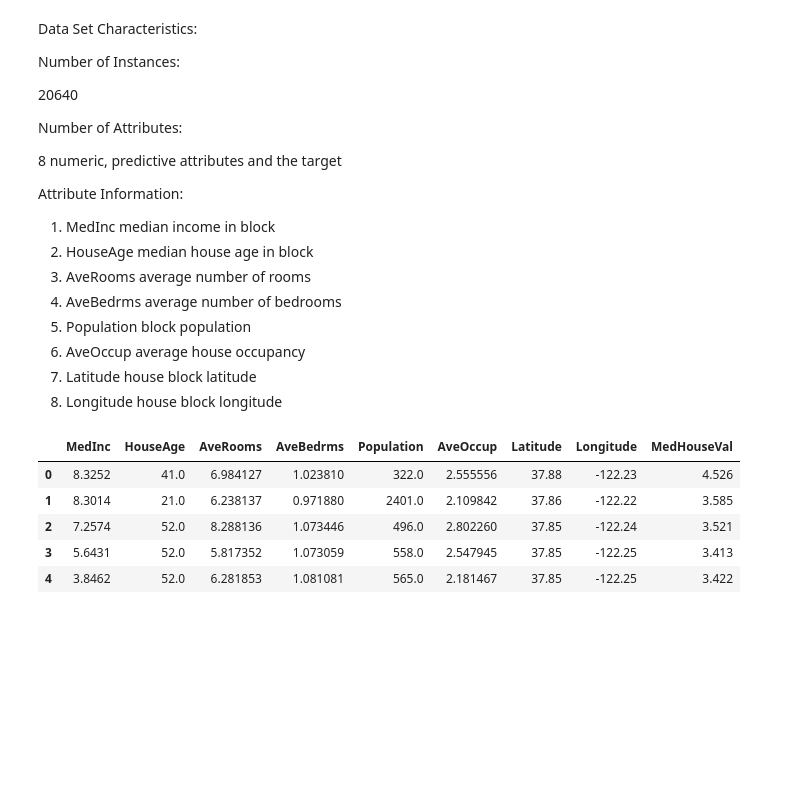
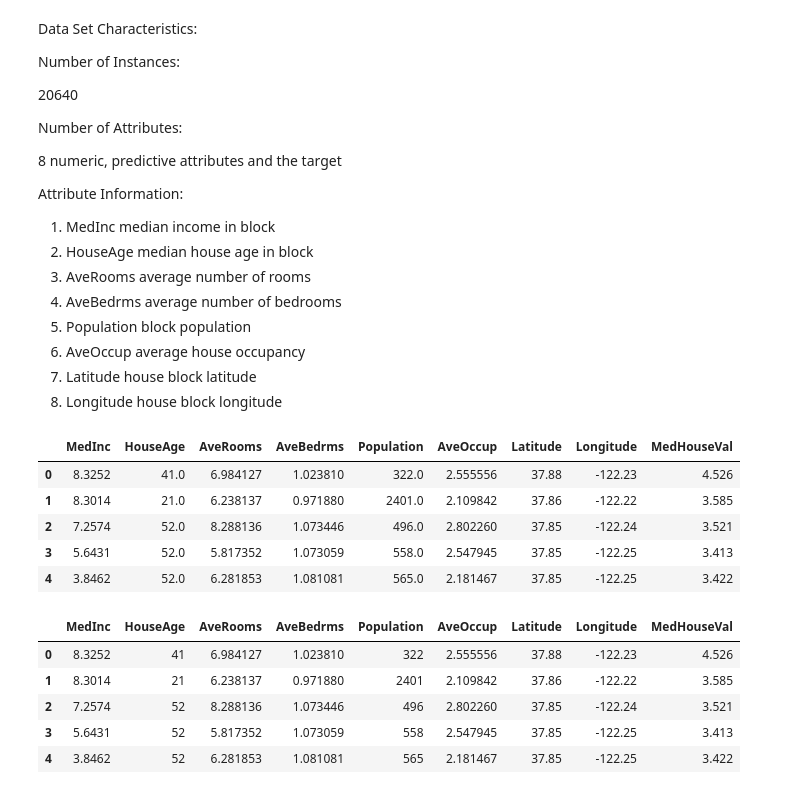
Before and after one commit to Pooja-boot-git/California_Housing_Exploration, a Jupyter notebook: CaliforniaHousingAnalysis.ipynb, the cells around one changed output. Cells and saved outputs as stored; diff of their text form; code cells hidden in the pictures; blank space fills up the shorter version.

```diff
--- a/CaliforniaHousingAnalysis.ipynb
+++ b/CaliforniaHousingAnalysis.ipynb
@@ -37,6 +42,25 @@ df.head()
 | 2 | 7.2574 | 52.0 | 8.288136 | 1.073446 | 496.0 | 2.802260 | 37.85 | -122.24 | 3.521 |
 | 3 | 5.6431 | 52.0 | 5.817352 | 1.073059 | 558.0 | 2.547945 | 37.85 | -122.25 | 3.413 |
 | 4 | 3.8462 | 52.0 | 6.281853 | 1.081081 | 565.0 | 2.181467 | 37.85 | -122.25 | 3.422 |
+# %%
+# Applying column transformations
+#df['Latitude'] = df['Latitude'].map('{:,.2f}'.format)
+#df['Longitude'] = df['Longitude'].map('{:,.2f}'.format)
+#df["MedInc"] = df["MedInc"].map('{:,.2f}'.format)
+
+#df = df.round({"AveRooms":2,"AveBedrms":2,"AveOccup":2})
+#df["MedInc"] = df["MedInc"].map(lambda x:x*1000000).apply(np.int64)
+#df["MedHouseVal"] = df["MedHouseVal"].map(lambda x:x*1000000).apply(np.int64)
+df[["HouseAge","Population"]] = df[["HouseAge","Population"]] .apply(np.int64)
+
+df.head()
+# %% [output]
+|  | MedInc | HouseAge | AveRooms | AveBedrms | Population | AveOccup | Latitude | Longitude | MedHouseVal |
+| 0 | 8.3252 | 41 | 6.984127 | 1.023810 | 322 | 2.555556 | 37.88 | -122.23 | 4.526 |
+| 1 | 8.3014 | 21 | 6.238137 | 0.971880 | 2401 | 2.109842 | 37.86 | -122.22 | 3.585 |
+| 2 | 7.2574 | 52 | 8.288136 | 1.073446 | 496 | 2.802260 | 37.85 | -122.24 | 3.521 |
+| 3 | 5.6431 | 52 | 5.817352 | 1.073059 | 558 | 2.547945 | 37.85 | -122.25 | 3.413 |
+| 4 | 3.8462 | 52 | 6.281853 | 1.081081 | 565 | 2.181467 | 37.85 | -122.25 | 3.422 |
 # %%
 df.describe(include="all")
 # %% [output]
```
Also changed, not shown: parts of 13 cells of this notebook.
